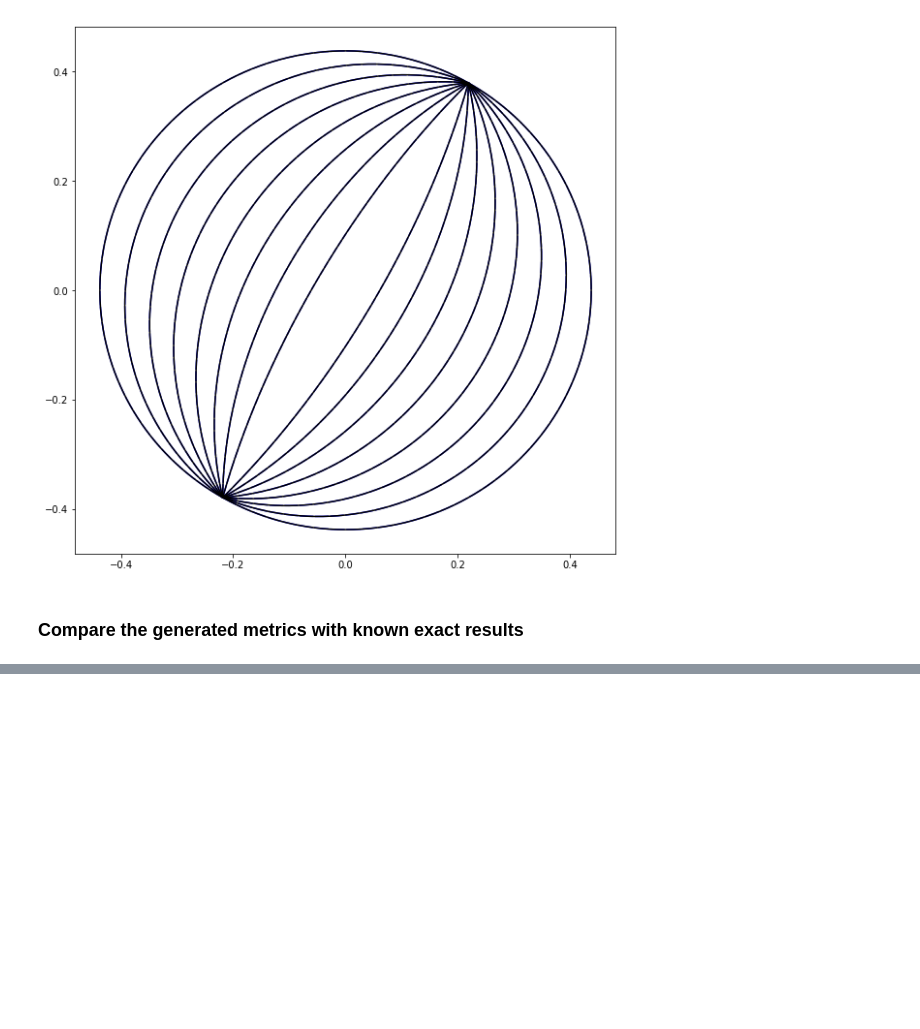
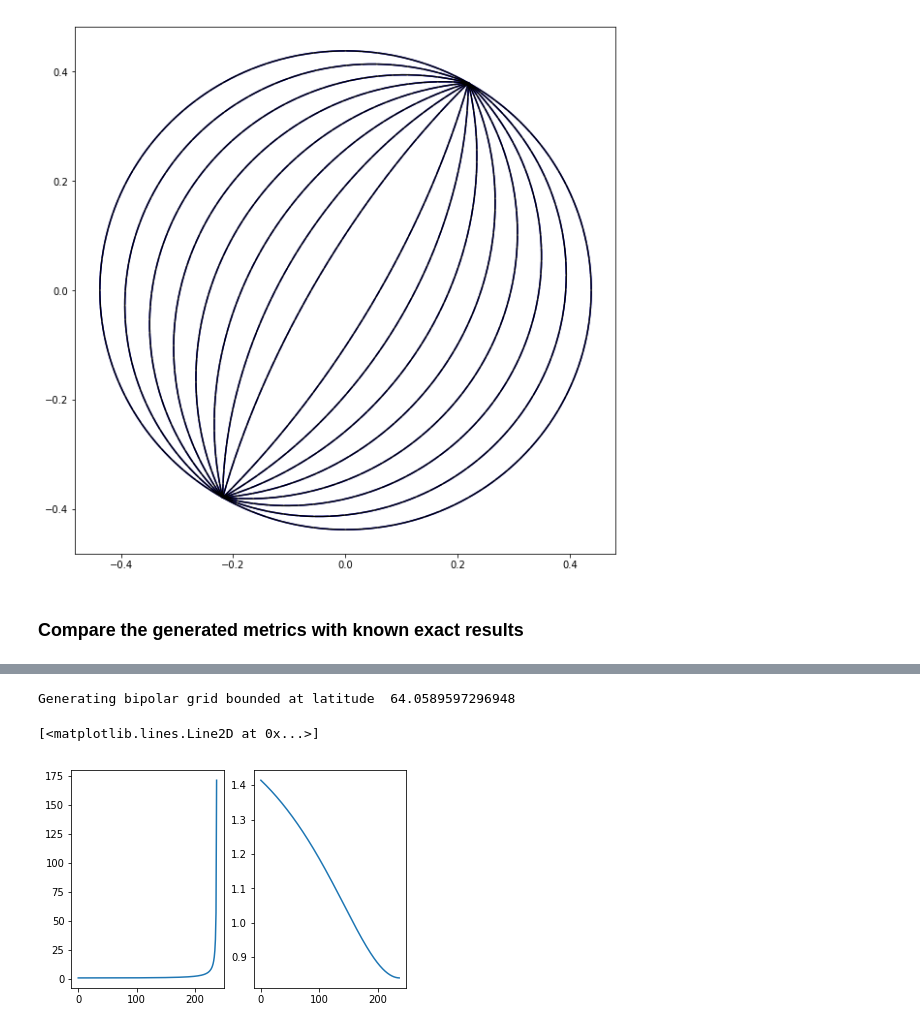
Before and after one commit to nikizadehgfdl/grid_generation, a Jupyter notebook: jupyter_northern_bipole_cap_grid.ipynb, the cells around one changed output, grey strips where cells are left out. Saved outputs shown, nothing was run; the diff lists cells and outputs as text; code cells hidden in the pictures; blank space fills up the shorter version.

```diff
--- a/jupyter_northern_bipole_cap_grid.ipynb
+++ b/jupyter_northern_bipole_cap_grid.ipynb
@@ -647,0 +624,80 @@ plt.plot(phis1-phis_MIDAS);
+# %%
+def generate_bipolar_cap_grid2(Ni,Nj_ncap,lat0_bp,lon_bp,lenlon):
+    print( 'Generating bipolar grid bounded at latitude ',lat0_bp  )
+    rp=np.tan(0.5*(90-lat0_bp)*PI_180)
+    #First define a (lon,lat) coordinate on the Northern hemisphere of the globe sphere
+    #such that the resolution of latg matches the desired resolution of the final grid along the symmetry meridian
+    lon_g = lon_bp  + np.arange(Ni+1) * lenlon/Ni
+    lamg = np.tile(lon_g,(Nj_ncap+1,1))
+    latg0_cap = lat0_bp + np.arange(Nj_ncap+1) * (90-lat0_bp)/Nj_ncap
+    phig0 = np.tile(latg0_cap.reshape((Nj_ncap+1,1)),(1,Ni+1))
+    ### symmetry meridian resolution fix
+    phig = 90-2*np.arctan(np.tan(0.5*(90-phig0)*PI_180)/rp)/PI_180
+
+    #Simplify  the formulas to avoid division by zero
+    #alpha  = np.cos((lamg-lon_p)*PI_180)
+    alpha2 = (np.cos((lamg-lon_bp)*PI_180))**2
+    #beta = -np.cotan(phig*PI_180)
+    beta2_inv = (np.tan(phig*PI_180))**2
+
+#    A=np.sqrt(1-alpha2)*np.sin(phig*PI_180) #Actually two equations  +- |A|
+    A=np.sin((lamg-lon_bp)*PI_180)*np.sin(phig*PI_180) #Actually two equations  +- |A|
+    A=np.where((lamg-lon_bp)>180,-A,A)
+#    B=np.sqrt((1-alpha2)/(1+alpha2*beta2_inv)) #Actually two equations  +- |B|
+    B=np.sin((lamg-lon_bp)*PI_180)/np.sqrt(1+alpha2*beta2_inv) #Actually two equations  +- |B|
+    B=np.where((lamg-lon_bp)>180,-B,B)
+    B=np.where(np.abs(beta2_inv)>1.0E10 , 0.0, B)
+
+    lamc = np.arcsin(B)/PI_180
+    #phic = np.arcsin(A)/PI_180
+    #or use chic=\pi/2-phic
+    chic = np.arccos(A)
+
+    ##But this equation accepts 4 solutions for a given B, {l, 180-l, l+180, 360-l }
+    ##We have to pickup the "correct" root.
+    ##One way is simply to demand lamc to be continuous with lam on the equator phi=0
+    ##I am sure there is a more mathematically concrete way to do this.
+    lamc = np.where((lamg-lon_bp>90)&(lamg-lon_bp<=180),180-lamc,lamc)
+    lamc = np.where((lamg-lon_bp>180)&(lamg-lon_bp<=270),180+lamc,lamc)
+    lamc = np.where((lamg-lon_bp>270),360-lamc,lamc)
+    lamc = np.where((lamg-lon_bp==90),90,lamc)    #Along symmetry meridian choose lamc=90-lon_bp
+    lamc = np.where((lamg-lon_bp==270),270,lamc)  #Along symmetry meridian choose lamc=270-lon_bp
+    lams = lamc + lon_bp
+
+    ##Project back onto the larger (true) sphere so that the projected equator shrinks to latitude \phi_P=lat0_tp
+    ##then we have tan(\phi_s'/2)=tan(\phi_p'/2)tan(\phi_c'/2)
+
+    #phis = 90 - 2 * np.arctan(rp * np.tan(0.5*(90-phic)*PI_180))/PI_180
+    #or equivalently
+    phis = 90 - 2 * np.arctan(rp * np.tan(chic/2))/PI_180
+
+    M_inv = rp * (1 + (np.tan(chic/2))**2) / (1 + (rp*np.tan(chic/2))**2)
+    chig = (90-phig)*PI_180
+    N     = rp * (1 + (np.tan(chig/2))**2) / (1 + (rp*np.tan(chig/2))**2)
+    N_inv = 1/N
+
+    cos2phig = (np.cos(phig*PI_180))**2
+    cos2phig0 = (np.cos(phig0*PI_180))**2
+#    h_phis_inv = (N_inv*N_inv*(1-alpha2)+ alpha2*(1-cos2phig))*M_inv*M_inv*cos2phig/(1-A**2)
+    h_phis_inv = (N_inv*N_inv*(1-alpha2)*cos2phig+ alpha2*(1-cos2phig)*cos2phig)*M_inv*M_inv/(1-A**2)
+    h_phis_inv = np.sqrt(h_phis_inv)
+
+    return lams,phis,h_phis_inv
+
+lams1,phis1,hphis1_inv = generate_bipolar_cap_grid2(Ni,Nj_ncap,lat0_bp=lat0_bp,lon_bp=lon_bp,lenlon=lenlon)
+
+delta_phis1 = np.roll(phis1,shift=-1,axis=0) - phis1
+dyy=PI_180*delta_phis1#*hphis1_inv
+dyy=dyy[:-1,:]
+hphis1_inv = hphis1_inv[:-1,:]
+dx1,dy1,area1,angle1 = generate_grid_metrics(lams1,phis1,axis_units='degrees',Re=1)
+plt.subplot(1, 2, 1)
+#plt.plot(dy1[:,Ni//4]-dyy[:,Ni//4]);
+plt.plot(dy1[:,Ni//8]/dyy[:,Ni//8])
+plt.subplot(1, 2, 2)
+#plt.plot(dy1[:,100+Ni//8]-dyy[:,100+Ni//8]);
+plt.plot(1/hphis1_inv[:,Ni//8])
+# %% [output]
+Generating bipolar grid bounded at latitude  64.0589597296948
+[<matplotlib.lines.Line2D at 0x...>]
+[figure, added]
```
Also changed, not shown: parts of 7 cells of this notebook, 1 other file.
